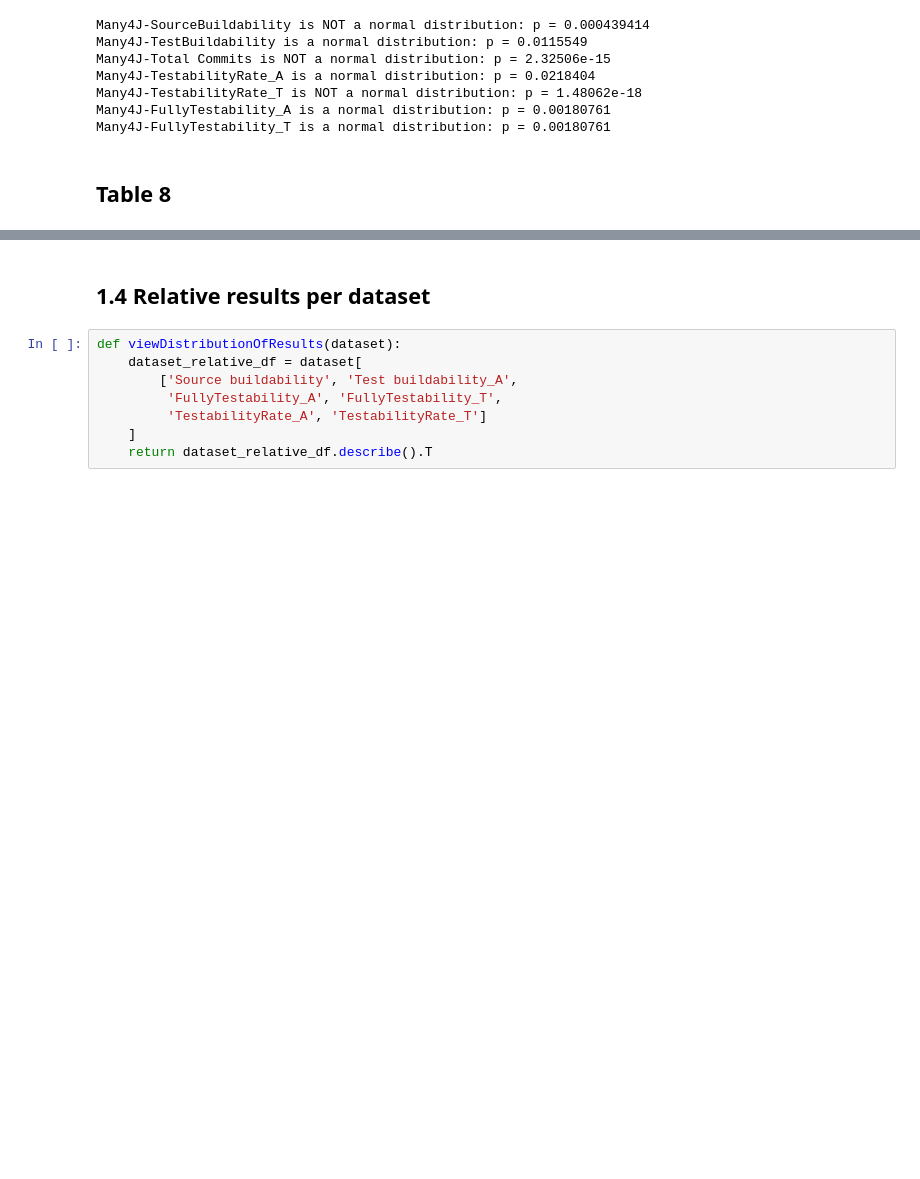
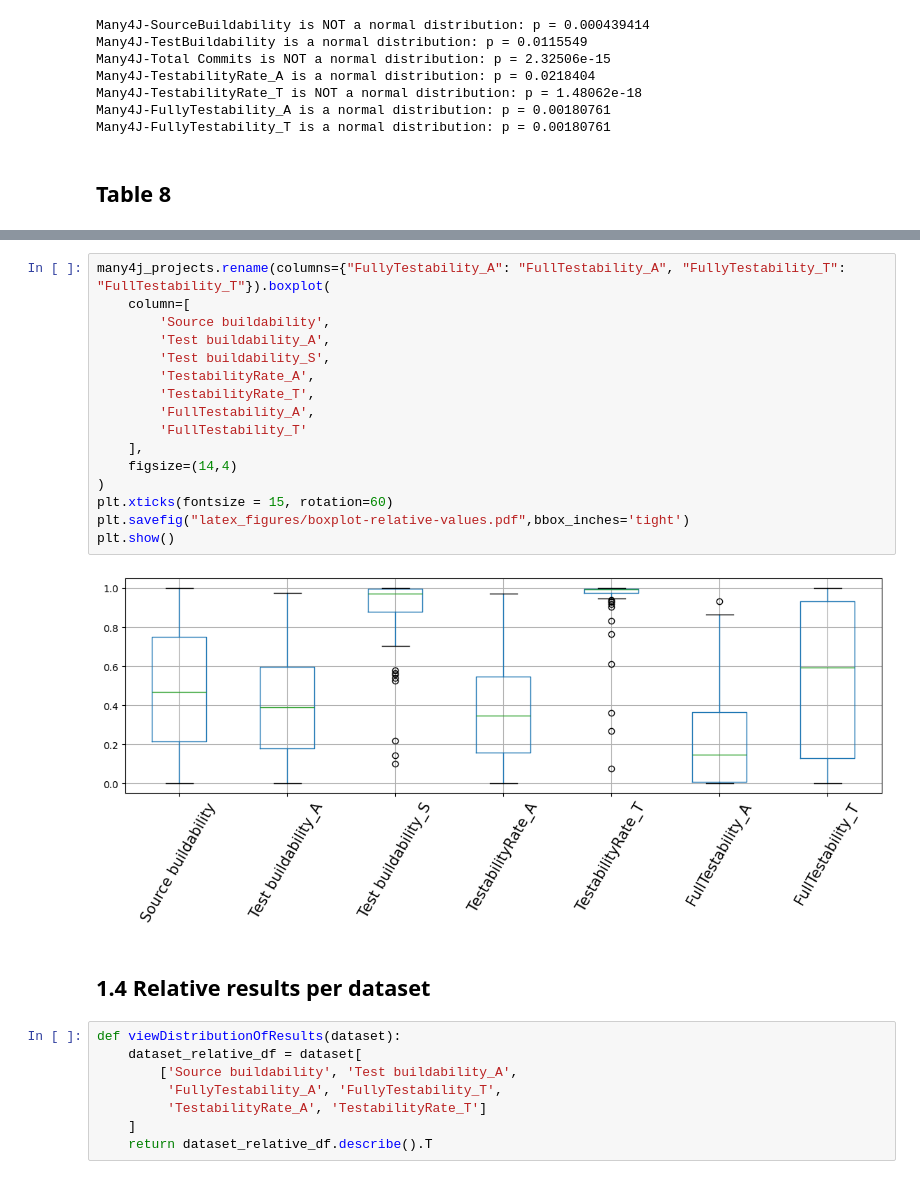
Before and after one commit to codeurjc/TestabilityStudy, a Jupyter notebook: notebooks/ProjectAnalysis/TestAnalysis/03-ExperimentalResults.ipynb, the cells around one changed output, grey strips where cells are left out. Saved outputs shown, nothing was run; the diff lists cells and outputs as text; blank space fills up the shorter version.

```diff
--- a/notebooks/ProjectAnalysis/TestAnalysis/03-ExperimentalResults.ipynb
+++ b/notebooks/ProjectAnalysis/TestAnalysis/03-ExperimentalResults.ipynb
@@ -243,3 +252,21 @@ all_relative_df.T
+# %%
+many4j_projects.rename(columns={"FullyTestability_A": "FullTestability_A", "FullyTestability_T": "FullTestability_T"}).boxplot(
+    column=[
+        'Source buildability',
+        'Test buildability_A',
+        'Test buildability_S',
+        'TestabilityRate_A',
+        'TestabilityRate_T',
+        'FullTestability_A',
+        'FullTestability_T'
+    ],
+    figsize=(14,4)
+)
+plt.xticks(fontsize = 15, rotation=60)
+plt.savefig("latex_figures/boxplot-relative-values.pdf",bbox_inches='tight')
+plt.show()
+# %% [output]
+[figure, added]
 # %% [markdown]
 ## 1.4 Relative results per dataset
 # %%
```
Also changed, not shown: parts of 9 cells of this notebook, 6 other files.
